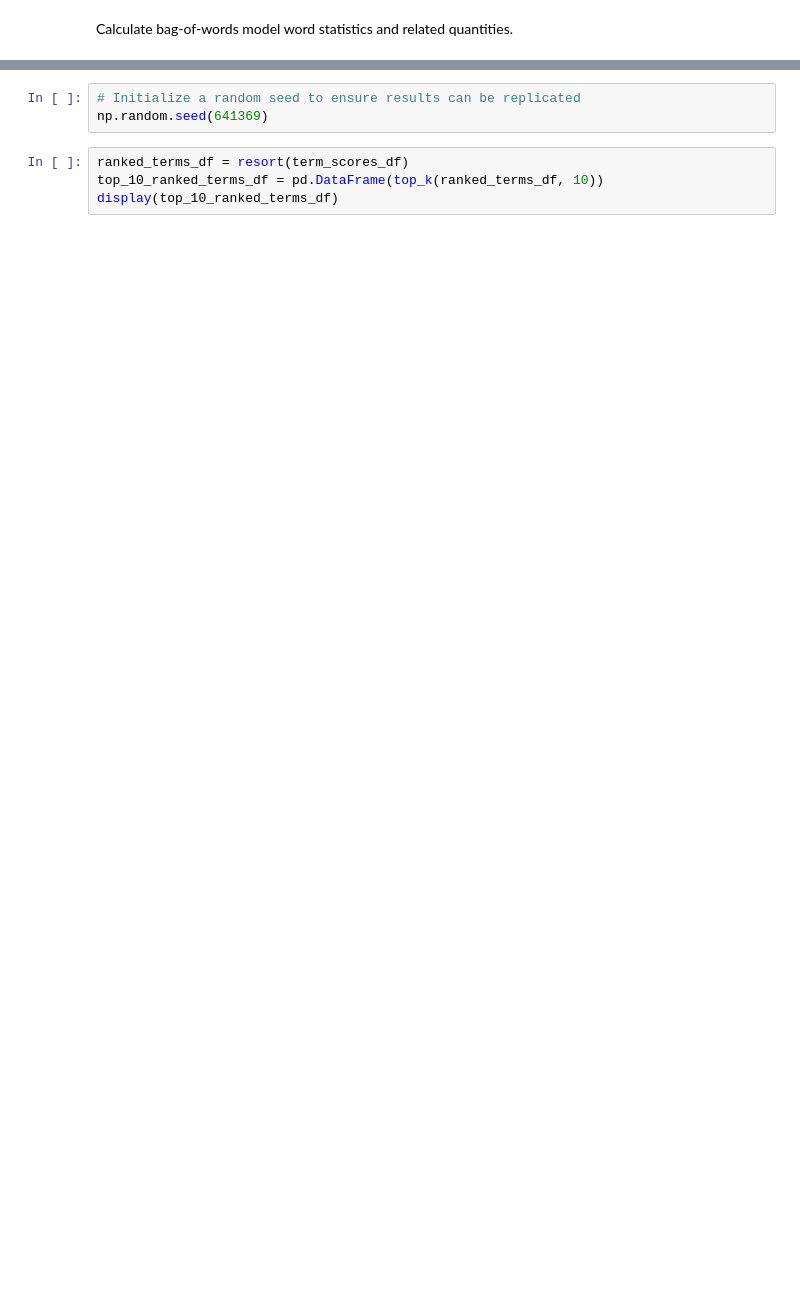
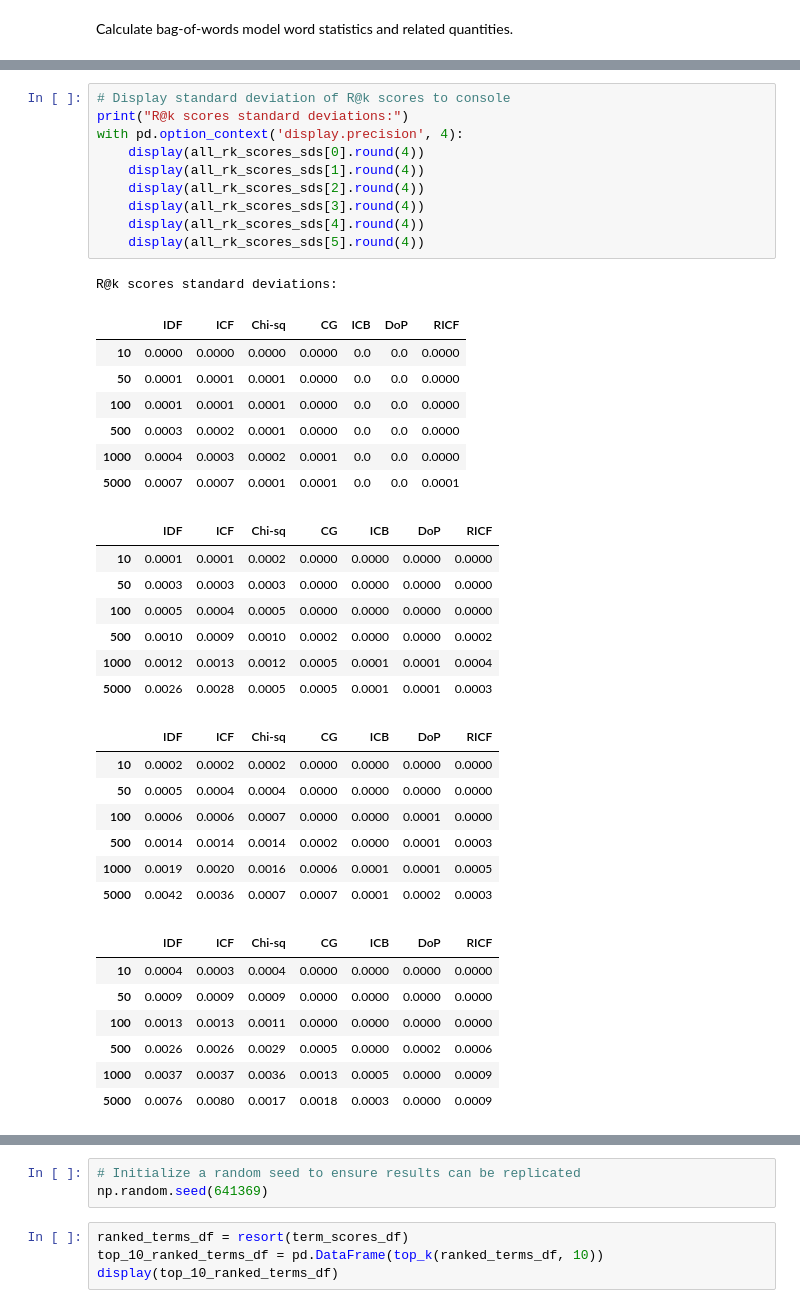
Before and after one commit to Sheridan-Stable/bursty-term-measure, a Jupyter notebook: genia/3-tables/tables.ipynb, the cells around one changed output, grey strips where cells are left out. Saved outputs shown, nothing was run; the diff lists cells and outputs as text; blank space fills up the shorter version.

```diff
--- a/genia/3-tables/tables.ipynb
+++ b/genia/3-tables/tables.ipynb
@@ -487,0 +702,40 @@ Here we reproduce the result of Table 5 from the paper.
+# %%
+# Display standard deviation of R@k scores to console
+print("R@k scores standard deviations:")
+with pd.option_context('display.precision', 4):
+    display(all_rk_scores_sds[0].round(4))
+    display(all_rk_scores_sds[1].round(4))
+    display(all_rk_scores_sds[2].round(4))
+    display(all_rk_scores_sds[3].round(4))
+    display(all_rk_scores_sds[4].round(4))
+    display(all_rk_scores_sds[5].round(4))
+# %% [output]
+R@k scores standard deviations:
+|  | IDF | ICF | Chi-sq | CG | ICB | DoP | RICF |
+| 10 | 0.0000 | 0.0000 | 0.0000 | 0.0000 | 0.0 | 0.0 | 0.0000 |
+| 50 | 0.0001 | 0.0001 | 0.0001 | 0.0000 | 0.0 | 0.0 | 0.0000 |
+| 100 | 0.0001 | 0.0001 | 0.0001 | 0.0000 | 0.0 | 0.0 | 0.0000 |
+| 500 | 0.0003 | 0.0002 | 0.0001 | 0.0000 | 0.0 | 0.0 | 0.0000 |
+| 1000 | 0.0004 | 0.0003 | 0.0002 | 0.0001 | 0.0 | 0.0 | 0.0000 |
+| 5000 | 0.0007 | 0.0007 | 0.0001 | 0.0001 | 0.0 | 0.0 | 0.0001 |
+|  | IDF | ICF | Chi-sq | CG | ICB | DoP | RICF |
+| 10 | 0.0001 | 0.0001 | 0.0002 | 0.0000 | 0.0000 | 0.0000 | 0.0000 |
+| 50 | 0.0003 | 0.0003 | 0.0003 | 0.0000 | 0.0000 | 0.0000 | 0.0000 |
+| 100 | 0.0005 | 0.0004 | 0.0005 | 0.0000 | 0.0000 | 0.0000 | 0.0000 |
+| 500 | 0.0010 | 0.0009 | 0.0010 | 0.0002 | 0.0000 | 0.0000 | 0.0002 |
+| 1000 | 0.0012 | 0.0013 | 0.0012 | 0.0005 | 0.0001 | 0.0001 | 0.0004 |
+| 5000 | 0.0026 | 0.0028 | 0.0005 | 0.0005 | 0.0001 | 0.0001 | 0.0003 |
+|  | IDF | ICF | Chi-sq | CG | ICB | DoP | RICF |
+| 10 | 0.0002 | 0.0002 | 0.0002 | 0.0000 | 0.0000 | 0.0000 | 0.0000 |
+| 50 | 0.0005 | 0.0004 | 0.0004 | 0.0000 | 0.0000 | 0.0000 | 0.0000 |
+| 100 | 0.0006 | 0.0006 | 0.0007 | 0.0000 | 0.0000 | 0.0001 | 0.0000 |
+| 500 | 0.0014 | 0.0014 | 0.0014 | 0.0002 | 0.0000 | 0.0001 | 0.0003 |
+| 1000 | 0.0019 | 0.0020 | 0.0016 | 0.0006 | 0.0001 | 0.0001 | 0.0005 |
+| 5000 | 0.0042 | 0.0036 | 0.0007 | 0.0007 | 0.0001 | 0.0002 | 0.0003 |
+|  | IDF | ICF | Chi-sq | CG | ICB | DoP | RICF |
+| 10 | 0.0004 | 0.0003 | 0.0004 | 0.0000 | 0.0000 | 0.0000 | 0.0000 |
+| 50 | 0.0009 | 0.0009 | 0.0009 | 0.0000 | 0.0000 | 0.0000 | 0.0000 |
+| 100 | 0.0013 | 0.0013 | 0.0011 | 0.0000 | 0.0000 | 0.0000 | 0.0000 |
+| 500 | 0.0026 | 0.0026 | 0.0029 | 0.0005 | 0.0000 | 0.0002 | 0.0006 |
+| 1000 | 0.0037 | 0.0037 | 0.0036 | 0.0013 | 0.0005 | 0.0000 | 0.0009 |
+| 5000 | 0.0076 | 0.0080 | 0.0017 | 0.0018 | 0.0003 | 0.0000 | 0.0009 |
```
Also changed, not shown: parts of 59 cells of this notebook, 53 other files.
